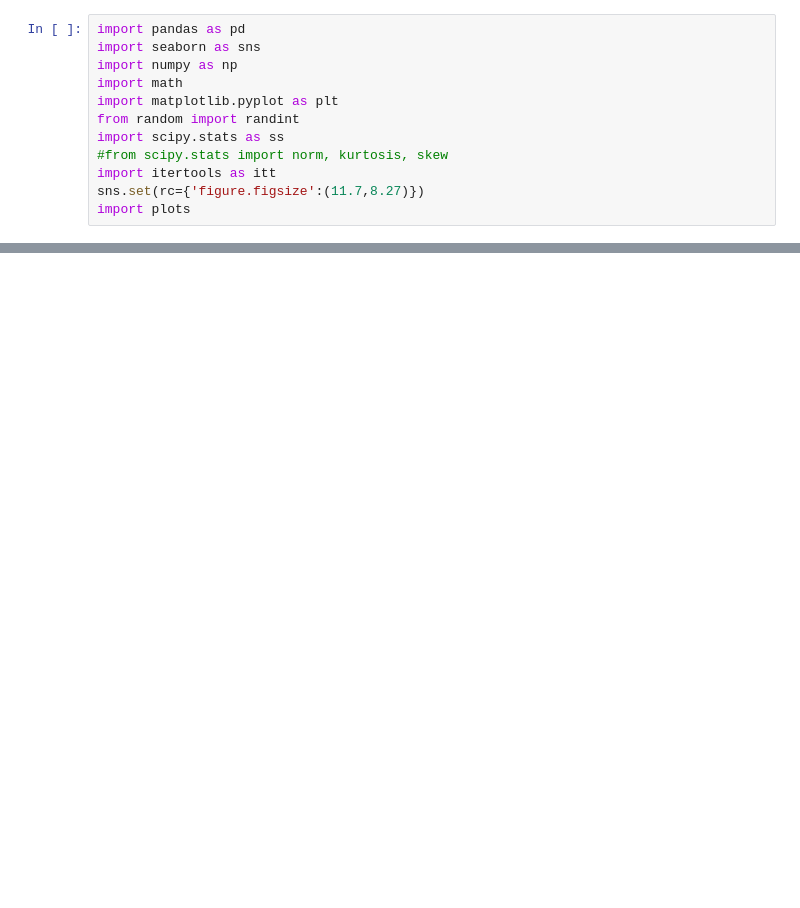
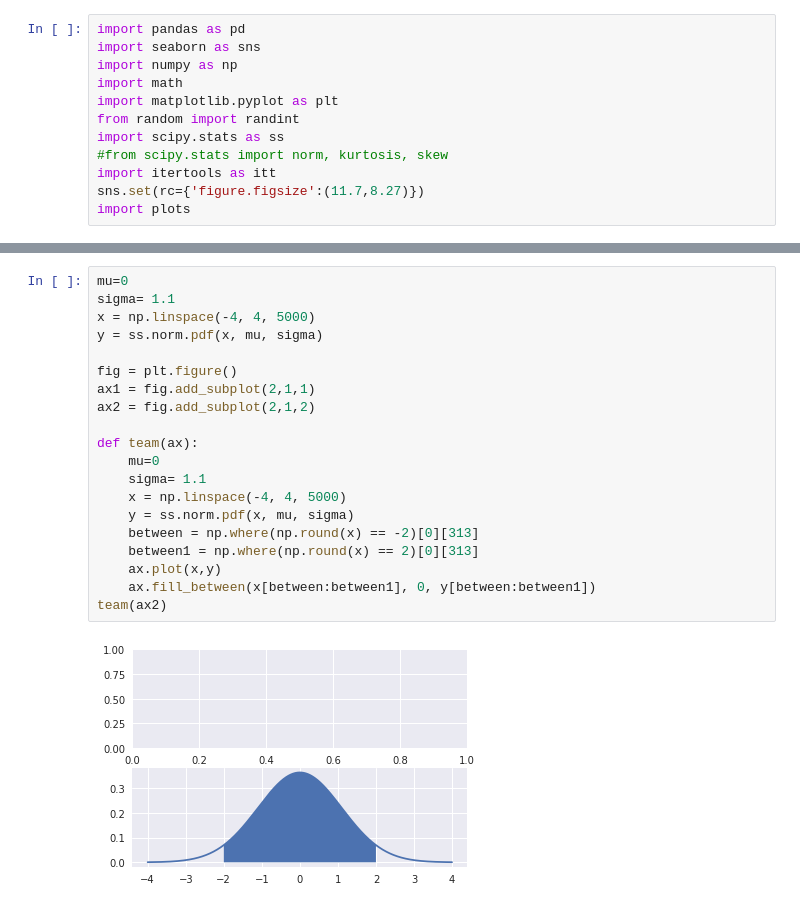
Before and after one commit to ateet101/tutorials, a Jupyter notebook: Statistics 101/Untitled.ipynb, the cells around one changed output, grey strips where cells are left out. Drawn from its saved outputs; the diff is of its cells as text; blank space fills up the shorter version.

```diff
--- a/Statistics 101/Untitled.ipynb
+++ b/Statistics 101/Untitled.ipynb
@@ -22,0 +62,22 @@ AttributeError: 'Plots' object has no attribute 'test'
+# %%
+mu=0
+sigma= 1.1
+x = np.linspace(-4, 4, 5000)
+y = ss.norm.pdf(x, mu, sigma)
+
+fig = plt.figure()
+ax1 = fig.add_subplot(2,1,1)
+ax2 = fig.add_subplot(2,1,2)
+
+def team(ax):
+    mu=0
+    sigma= 1.1
+    x = np.linspace(-4, 4, 5000)
+    y = ss.norm.pdf(x, mu, sigma)
+    between = np.where(np.round(x) == -2)[0][313]
+    between1 = np.where(np.round(x) == 2)[0][313]
+    ax.plot(x,y)
+    ax.fill_between(x[between:between1], 0, y[between:between1])
+team(ax2)
+# %% [output]
+[figure, added]
```
Also changed, not shown: parts of 11 cells of this notebook, 2 other files.
